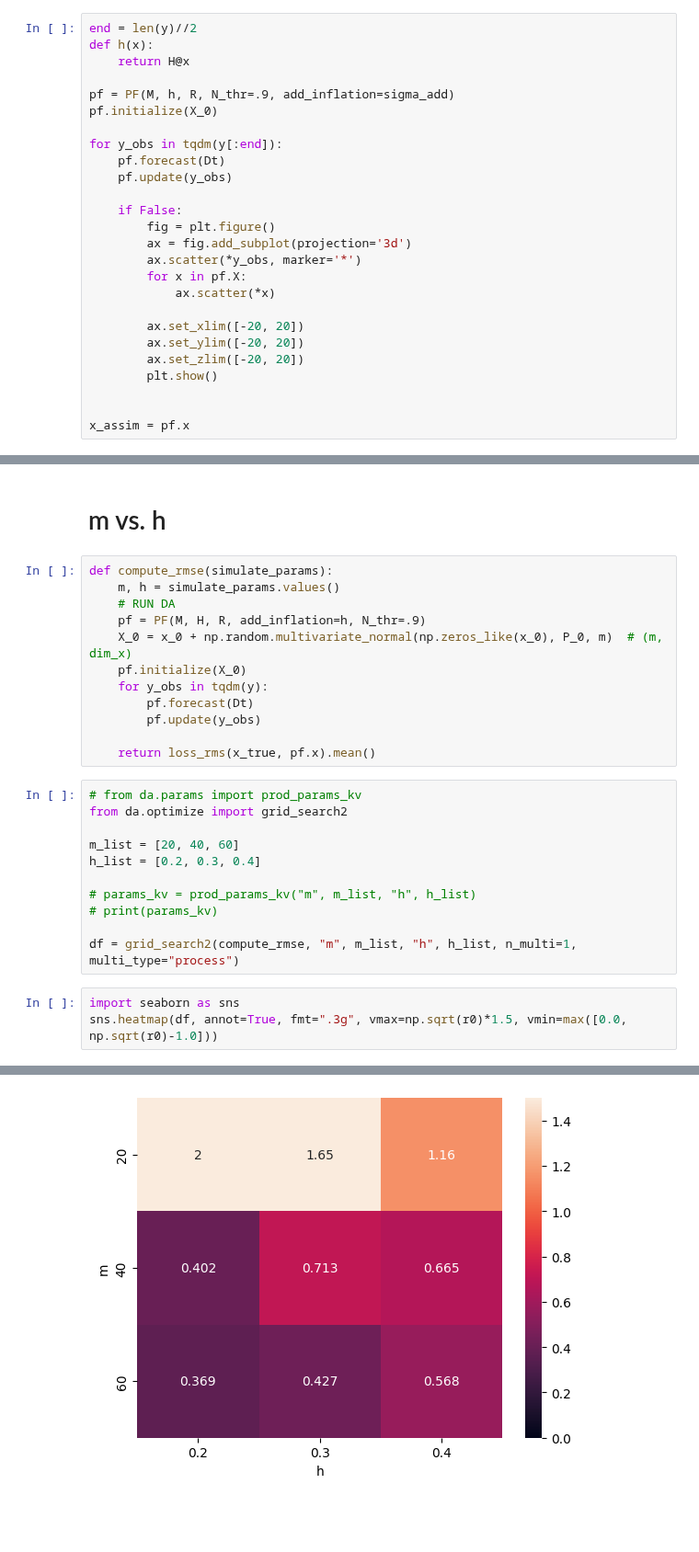
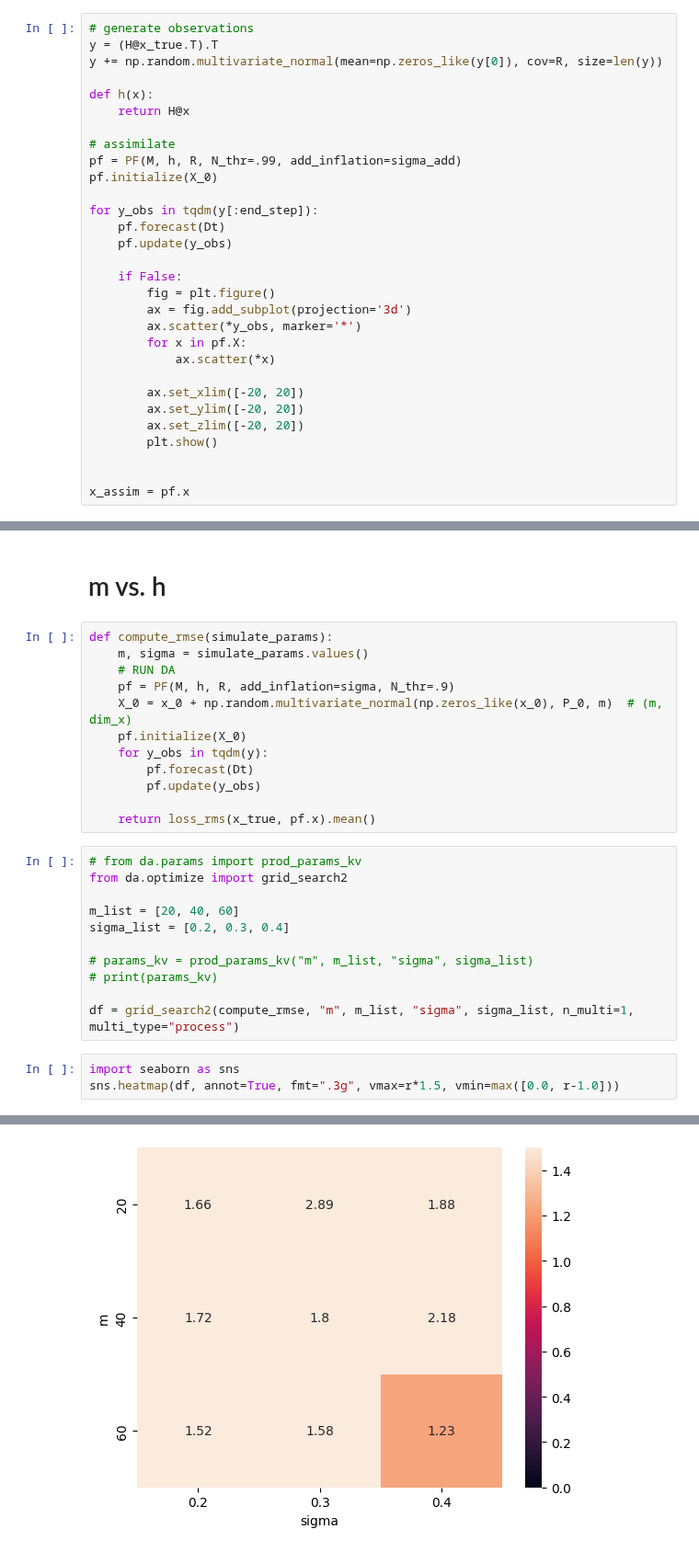
Before and after one commit to KotaTakeda/da_py, a Jupyter notebook: examples/l63_pf.ipynb, the cells around one changed output, grey strips where cells are left out. Shown at 92% size. Cells and saved outputs as stored; diff of their text form; blank space fills up the shorter version.

```diff
--- a/examples/l63_pf.ipynb
+++ b/examples/l63_pf.ipynb
@@ -82,14 +80,18 @@ H: [[1. 0. 0.]
  [0. 1. 0.]
  [0. 0. 1.]]
 # %%
-end = len(y)//2
+# generate observations
+y = (H@x_true.T).T
+y += np.random.multivariate_normal(mean=np.zeros_like(y[0]), cov=R, size=len(y))
+
 def h(x):
     return H@x
 
-pf = PF(M, h, R, N_thr=.9, add_inflation=sigma_add)
+# assimilate
+pf = PF(M, h, R, N_thr=.99, add_inflation=sigma_add)
 pf.initialize(X_0)
 
-for y_obs in tqdm(y[:end]):
+for y_obs in tqdm(y[:end_step]):
     pf.forecast(Dt)
     pf.update(y_obs)
 
@@ -125,9 +127,9 @@ RMSE time mean: 0.5050375701542089
 # m vs. h
 # %%
 def compute_rmse(simulate_params):
-    m, h = simulate_params.values()
+    m, sigma = simulate_params.values()
     # RUN DA
-    pf = PF(M, H, R, add_inflation=h, N_thr=.9)
+    pf = PF(M, h, R, add_inflation=sigma, N_thr=.9)
     X_0 = x_0 + np.random.multivariate_normal(np.zeros_like(x_0), P_0, m)  # (m, dim_x)
     pf.initialize(X_0)
     for y_obs in tqdm(y):
@@ -140,13 +142,13 @@ def compute_rmse(simulate_params):
 from da.optimize import grid_search2
 
 m_list = [20, 40, 60]
-h_list = [0.2, 0.3, 0.4]
+sigma_list = [0.2, 0.3, 0.4]
 
-# params_kv = prod_params_kv("m", m_list, "h", h_list)
+# params_kv = prod_params_kv("m", m_list, "sigma", sigma_list)
 # print(params_kv)
 
-df = grid_search2(compute_rmse, "m", m_list, "h", h_list, n_multi=1, multi_type="process")
+df = grid_search2(compute_rmse, "m", m_list, "sigma", sigma_list, n_multi=1, multi_type="process")
 # %%
 import seaborn as sns
-sns.heatmap(df, annot=True, fmt=".3g", vmax=np.sqrt(r0)*1.5, vmin=max([0.0, np.sqrt(r0)-1.0]))
+sns.heatmap(df, annot=True, fmt=".3g", vmax=r*1.5, vmin=max([0.0, r-1.0]))
 # %% [output]
@@ -154 +156 @@ sns.heatmap(df, annot=True, fmt=".3g", vmax=np.sqrt(r0)*1.5, vmin=max([0.0, np.s
-[figure, old version]
+[figure, new version]
```
Also changed, not shown: parts of 4 cells of this notebook, 2 other files.
